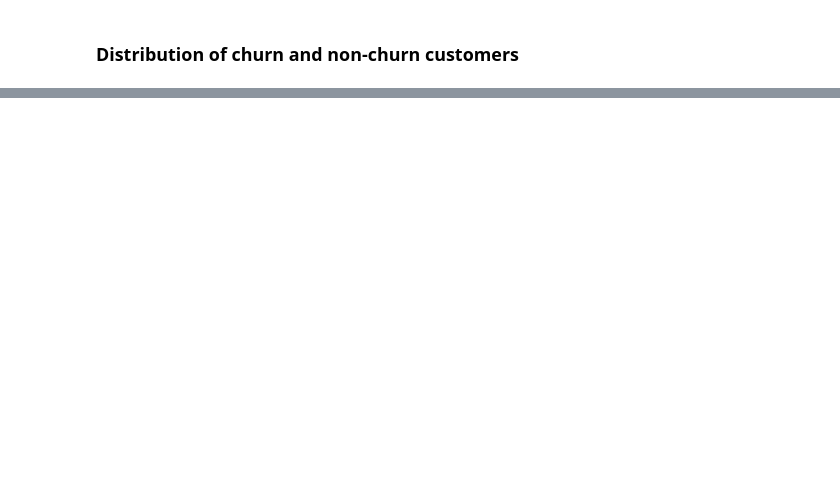
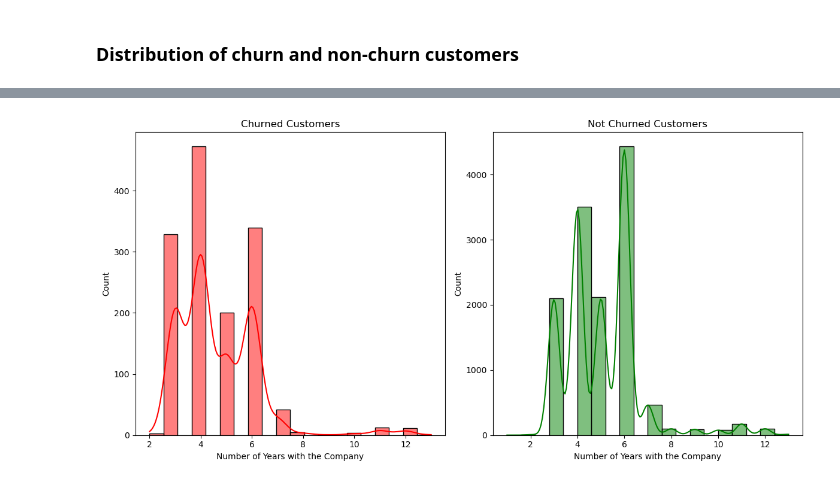
Before and after one commit to LaraOnipede/BCG_DataScience_AdvancedAnalytics_Virtual_Internship, a Jupyter notebook: EDA.ipynb, the cells around one changed output, grey strips where cells are left out. Saved outputs shown, nothing was run; the diff lists cells and outputs as text; code cells hidden in the pictures; blank space fills up the shorter version.

```diff
--- a/EDA.ipynb
+++ b/EDA.ipynb
@@ -154,0 +167,29 @@ plt.show()
+# %%
+import matplotlib.pyplot as plt
+import seaborn as sns
+
+# Filter the data for churned and not churned customers
+churned_customers = client_data[client_data['churn'] == 1]
+not_churned_customers = client_data[client_data['churn'] == 0]
+
+# Create separate histograms for churned and not churned customers
+plt.figure(figsize=(12, 6))
+
+# Histogram for churned customers
+plt.subplot(1, 2, 1)
+sns.histplot(data=churned_customers, x='num_years_antig', kde=True, bins=20, color='red')
+plt.title('Churned Customers')
+plt.xlabel('Number of Years with the Company')
+plt.ylabel('Count')
+
+# Histogram for not churned customers
+plt.subplot(1, 2, 2)
+sns.histplot(data=not_churned_customers, x='num_years_antig', kde=True, bins=20, color='green')
+plt.title('Not Churned Customers')
+plt.xlabel('Number of Years with the Company')
+plt.ylabel('Count')
+
+plt.tight_layout()  # Ensures proper spacing between subplots
+plt.show()
+# %% [output]
+[figure, added]
```
Also changed, not shown: parts of 27 cells of this notebook.
